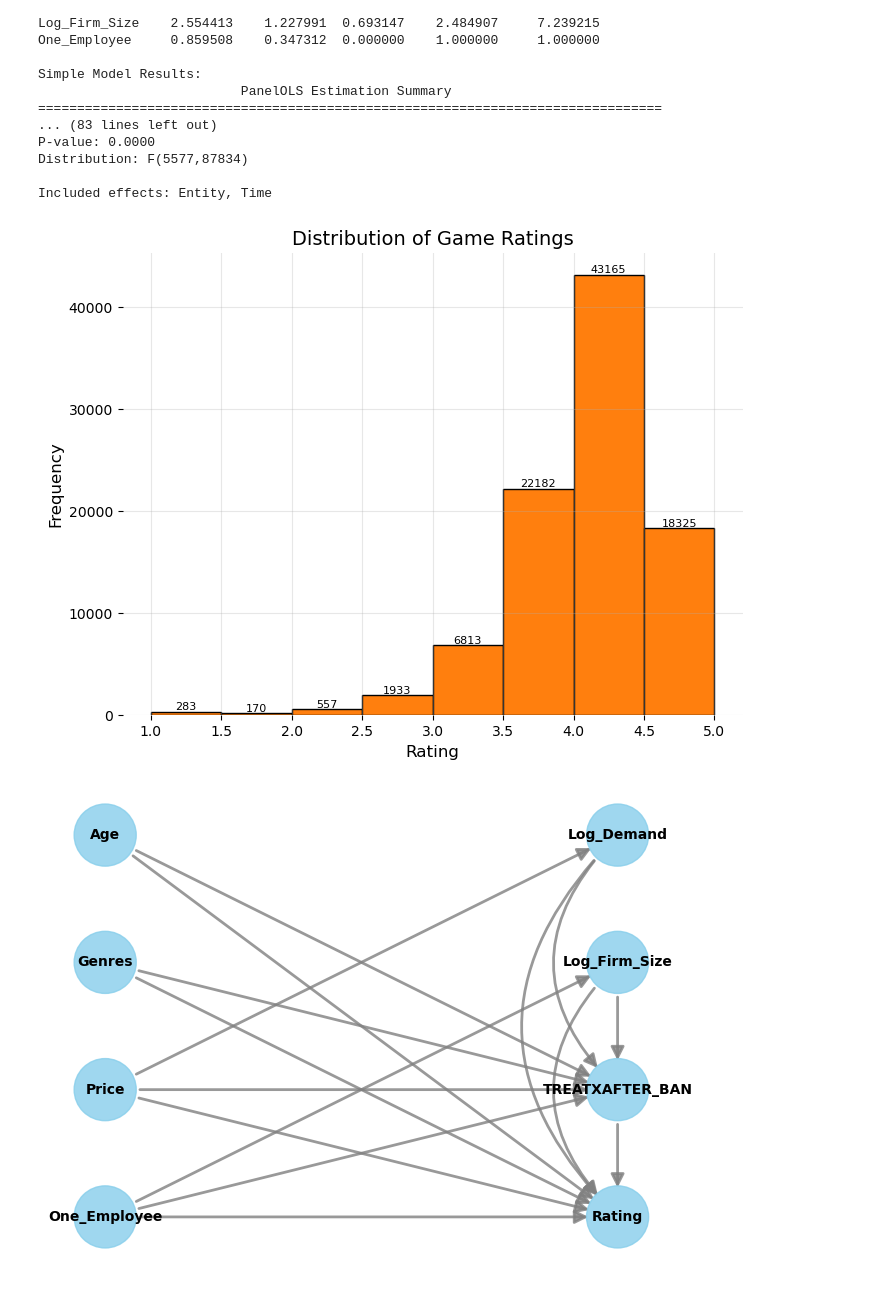
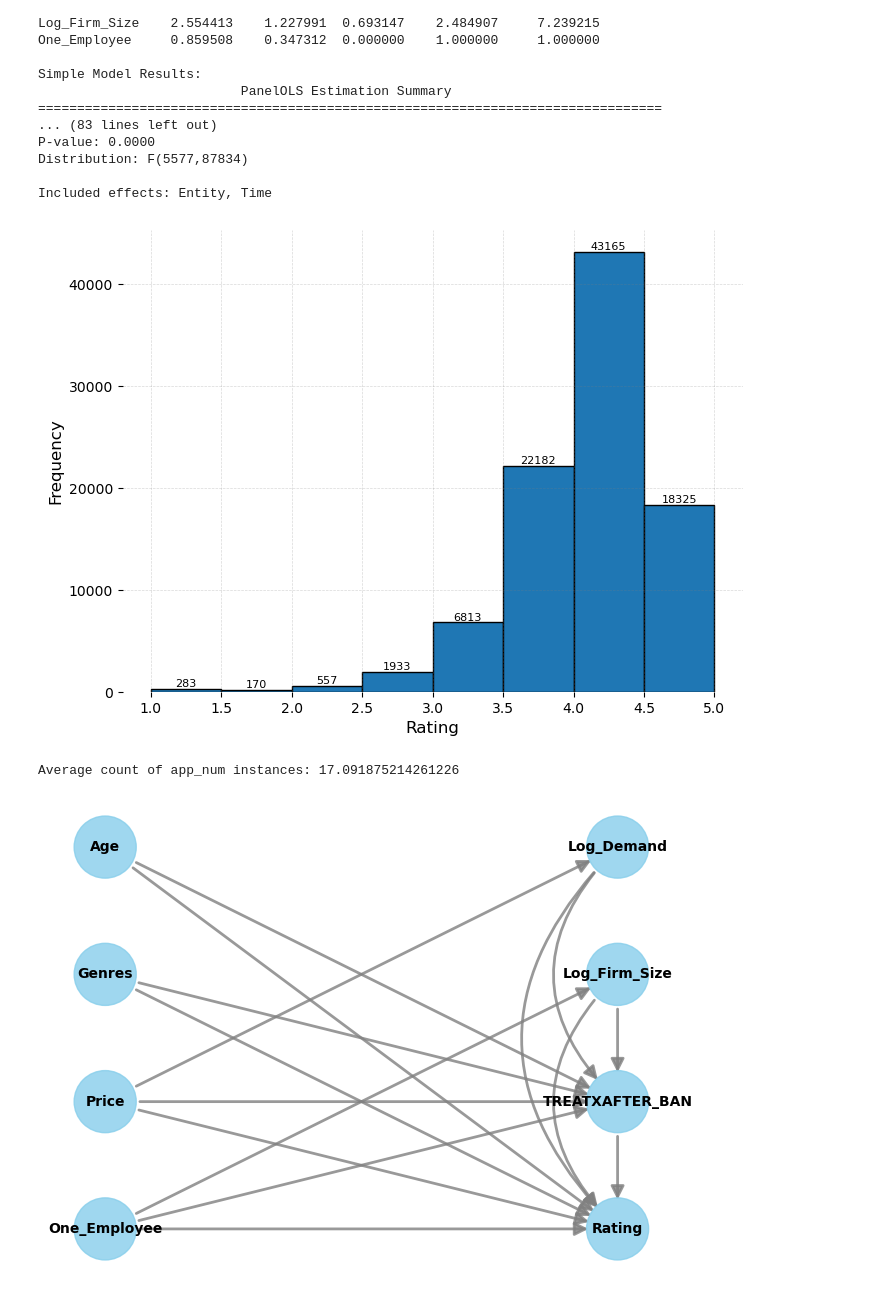
Before and after one commit to redRNR/AdBanImpact, a Jupyter notebook: project.ipynb, the cells around one changed output. Saved outputs shown, nothing was run; the diff lists cells and outputs as text; code cells hidden in the pictures.

Commit message:
Improved Ratings Distribution Histogram

```diff
--- a/project.ipynb
+++ b/project.ipynb
@@ -80,31 +80,61 @@ Included effects: Entity, Time
 # %%
 import matplotlib.pyplot as plt
 import numpy as np
 
-# Assuming 'df' is a pandas DataFrame containing the 'Rating' column
 bins = np.arange(1, 5.5, 0.5)
 plt.figure(figsize=(8, 6))
 
 # Plot the histogram and save the patches for the bars
-n, bins, patches = plt.hist(df['Rating'], bins=bins, color='#ff7f0e', edgecolor='black', linewidth=1)
+n, bins, patches = plt.hist(df['Rating'], bins=bins, color='#1f77b4', edgecolor='black', linewidth=1)
 
 # Add value labels above each bar, centered over each bar
 for patch in patches:
     # Get the bar's center
     height = patch.get_height()
     x = patch.get_x() + patch.get_width() / 2  # Center of the bar
     plt.text(x, height, str(int(height)), ha='center', va='bottom', fontsize=8)
 
 plt.xlabel('Rating', fontsize=12)
 plt.ylabel('Frequency', fontsize=12)
-plt.title('Distribution of Game Ratings', fontsize=14)
 plt.xticks(bins, fontsize=10)
 plt.yticks(fontsize=10)
-plt.grid(alpha=0.3)
+
+# Custom grid function to avoid lines passing through the bars
+def custom_grid(ax, which='major'):
+    ymin, ymax = ax.get_ylim()
+    xmin, xmax = ax.get_xlim()
+    xticks = ax.get_xticks()
+    yticks = ax.get_yticks()
+
+    for x in xticks:
+        if x >= xmin and x <= xmax:
+            ax.axvline(x, color='gray', linestyle='--', linewidth=0.5, alpha=0.3)
+    for y in yticks:
+        if y >= ymin and y <= ymax:
+            ax.axhline(y, color='gray', linestyle='--', linewidth=0.5, alpha=0.3)
+
+plt.grid(False)  # Turn off the default grid
+custom_grid(plt.gca())
 plt.box(on=None)
+
+plt.savefig('distribution_of_game_ratings.png', format='png', dpi=300, bbox_inches='tight')
 plt.show()
 # %% [output]
-[figure, old version]
+[figure, new version]
+# %%
+import pandas as pd
+
+df = prepare_data()
+
+# Group by app_num and count the instances
+app_counts = df.groupby('app_num').size()
+
+# Calculate the average count
+average_count = app_counts.mean()
+
+print("Average count of app_num instances:", average_count)
+# %% [output]
+Average count of app_num instances: 17.091875214261226
 # %%
 import warnings
 from dowhy import CausalModel
```
Also changed, not shown: parts of 4 cells of this notebook, 1 other file.
